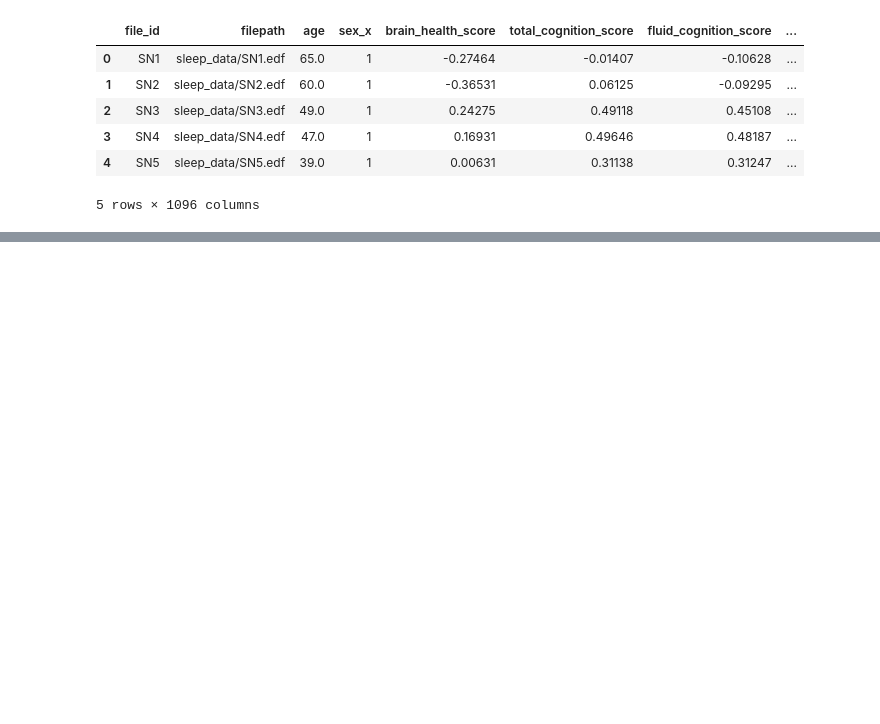
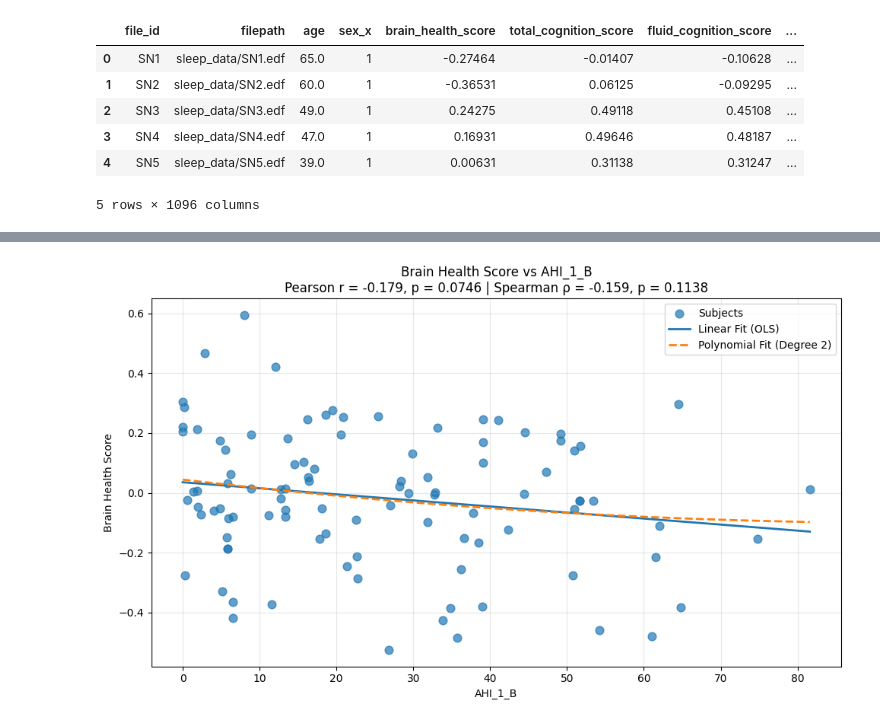
Before and after one commit to Manthru/Brain-Health-From-Sleep-EEG-Analysis, a Jupyter notebook: notebooks/analysis.ipynb, the cells around one changed output, grey strips where cells are left out. Saved outputs shown, nothing was run; the diff lists cells and outputs as text; code cells hidden in the pictures; blank space fills up the shorter version.

```diff
--- a/notebooks/analysis.ipynb
+++ b/notebooks/analysis.ipynb
@@ -288,0 +101,13 @@ All 4 plots generated successfully!
+# %%
+for column, title_name in targets:
+
+    y = df[column].values
+
+    result = linregress(x, y)
+
+    print(title_name)
+
+    print(f"Slope (w)     = {result.slope:.6f}")
+    print(f"Intercept (b) = {result.intercept:.6f}")
+
+    print('\n')
@@ -288,0 +174,83 @@ All 4 plots generated successfully!
+# %%
+for column, title_name in targets:
+
+    y = df[column].values
+
+    pearson_r, pearson_p = pearsonr(x, y)
+
+    spearman_rho, spearman_p = spearmanr(x, y)
+
+    # OLS Regression
+    result = linregress(x, y)
+
+    slope = result.slope
+    intercept = result.intercept
+
+    # Polynomial Regression
+    X = x.reshape(-1, 1)
+
+    poly = PolynomialFeatures(degree=2)
+    X_poly = poly.fit_transform(X)
+
+    poly_model = LinearRegression()
+    poly_model.fit(X_poly, y)
+
+    # Smooth curve
+    x_plot = np.linspace(x.min(), x.max(), 500)
+
+    y_linear = slope * x_plot + intercept
+
+    y_poly = poly_model.predict(
+        poly.transform(
+            x_plot.reshape(-1, 1)
+        )
+    )
+
+    # Plot
+    plt.figure(figsize=(10, 6))
+
+    plt.scatter(
+        x,
+        y,
+        s=60,
+        alpha=0.7,
+        label="Subjects"
+    )
+
+    plt.plot(
+        x_plot,
+        y_linear,
+        linewidth=2,
+        label="Linear Fit (OLS)"
+    )
+
+    plt.plot(
+        x_plot,
+        y_poly,
+        "--",
+        linewidth=2,
+        label="Polynomial Fit (Degree 2)"
+    )
+
+    plt.xlabel("AHI_1_B")
+    plt.ylabel(title_name)
+
+    plt.title(
+        f"{title_name} vs AHI_1_B\n"
+        f"Pearson r = {pearson_r:.3f}, p = {pearson_p:.4f} | "
+        f"Spearman ρ = {spearman_rho:.3f}, p = {spearman_p:.4f}"
+    )
+
+    plt.legend()
+    plt.grid(alpha=0.3)
+    plt.tight_layout()
+
+    plt.savefig(
+        f"../outputs/plots/{column}_analysis.png",
+        dpi=300,
+        bbox_inches="tight"
+    )
+
+    plt.show()
+# %% [output]
+[figure, added]
```
Also changed, not shown: parts of 16 cells of this notebook, 4 other files.
